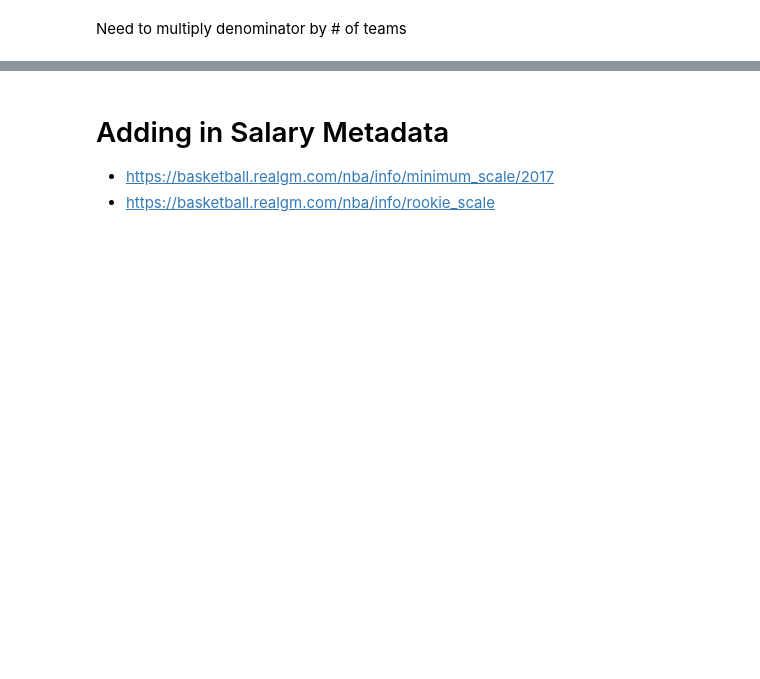
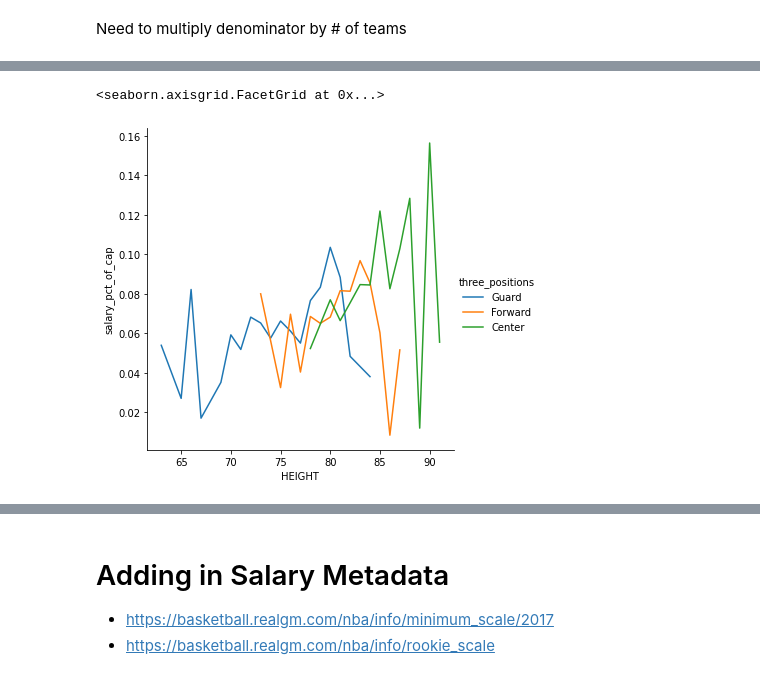
Before and after one commit to wfordh/nba_salaries_work, a Jupyter notebook: salary_analysis_plots.ipynb, the cells around one changed output, grey strips where cells are left out. Drawn from its saved outputs; the diff is of its cells as text; code cells hidden in the pictures; blank space fills up the shorter version.

```diff
--- a/salary_analysis_plots.ipynb
+++ b/salary_analysis_plots.ipynb
@@ -273,0 +249,13 @@ dtype: float64
+# %%
+d = player_salary_data.groupby(["HEIGHT", "three_positions"]).salary_pct_of_cap.mean().reset_index().rename(columns={0:"salary_pct_of_cap"})
+
+sns.relplot(
+    x="HEIGHT",
+    y="salary_pct_of_cap",
+    data=d,
+    hue="three_positions",
+    kind="line"
+)
+# %% [output]
+<seaborn.axisgrid.FacetGrid at 0x...>
+[figure, added]
```
Also changed, not shown: parts of 25 cells of this notebook, 3 other files.
